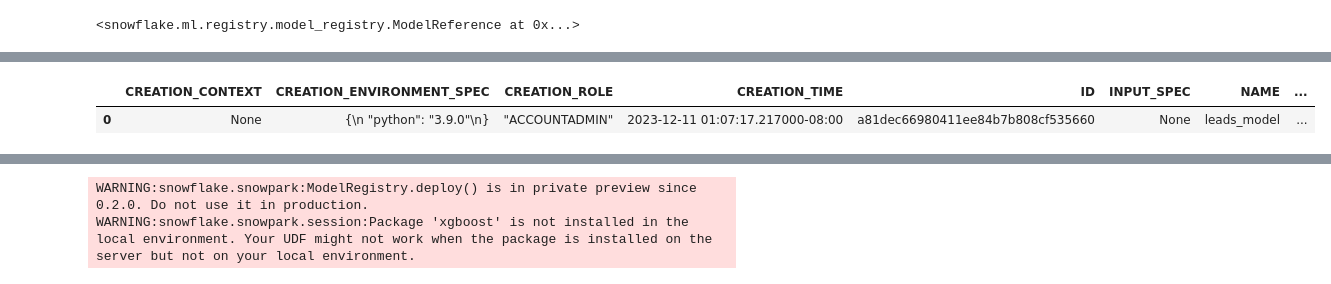
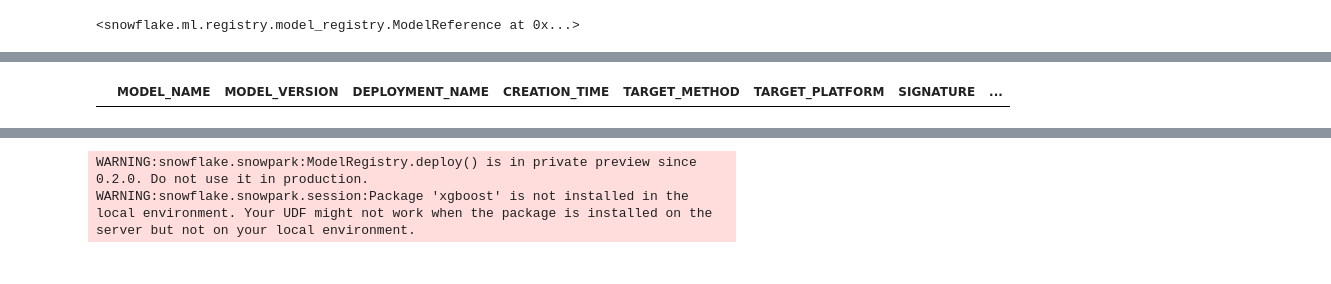
Before and after one commit to mrcomans/Yala_Lead_qualification, a Jupyter notebook: 2_feature_transformations_yala.ipynb, the cells around one changed output, grey strips where cells are left out. Cells and saved outputs as stored; diff of their text form; code cells hidden in the pictures.

```diff
--- a/2_feature_transformations_yala.ipynb
+++ b/2_feature_transformations_yala.ipynb
@@ -1707,5 +1719,9 @@ WARNING:snowflake.snowpark:ModelRegistry.list_models() is in private preview sin
 <snowflake.ml.registry.model_registry.ModelReference at 0x...>
 # %%
 # Let's confirm it was added
-registry.list_models().to_pandas()
+# registry.list_models().to_pandas()
+registry.list_deployments(model_name, model_version).to_pandas()
+# print(model_name)
+# print(model_deployment_name)
+# print(model_version)
 # %% [output]
@@ -1712,2 +1729 @@ registry.list_models().to_pandas()
-|  | CREATION_CONTEXT | CREATION_ENVIRONMENT_SPEC | CREATION_ROLE | CREATION_TIME | ID | INPUT_SPEC | NAME | ... |
-| 0 | None | {\n "python": "3.9.0"\n} | "ACCOUNTADMIN" | 2023-12-11 01:07:17.217000-08:00 | a81dec66980411ee84b7b808cf535660 | None | leads_model | ... |
+|  | MODEL_NAME | MODEL_VERSION | DEPLOYMENT_NAME | CREATION_TIME | TARGET_METHOD | TARGET_PLATFORM | SIGNATURE | ... |
```
Also changed, not shown: parts of 22 cells of this notebook.
